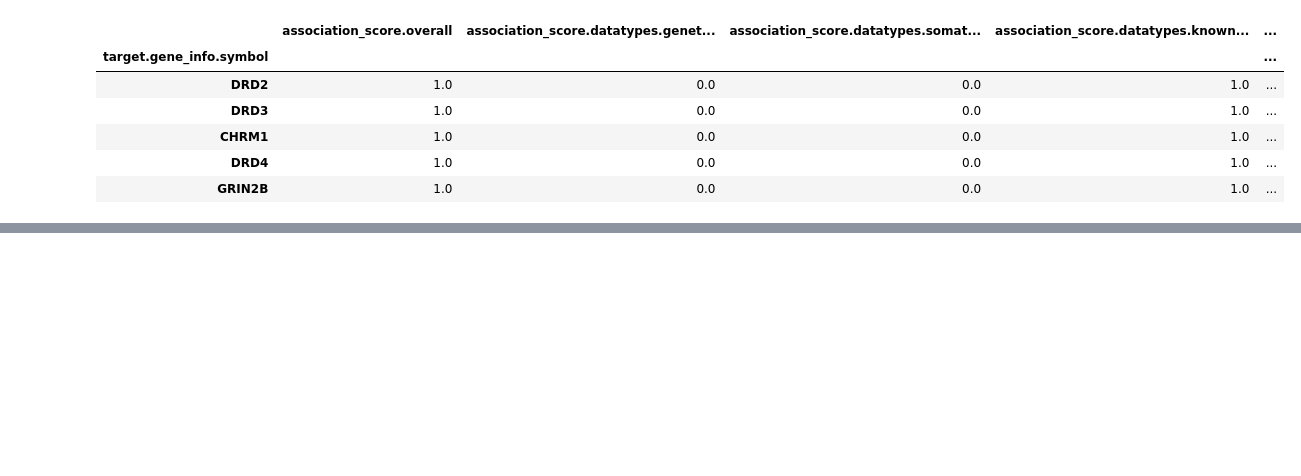
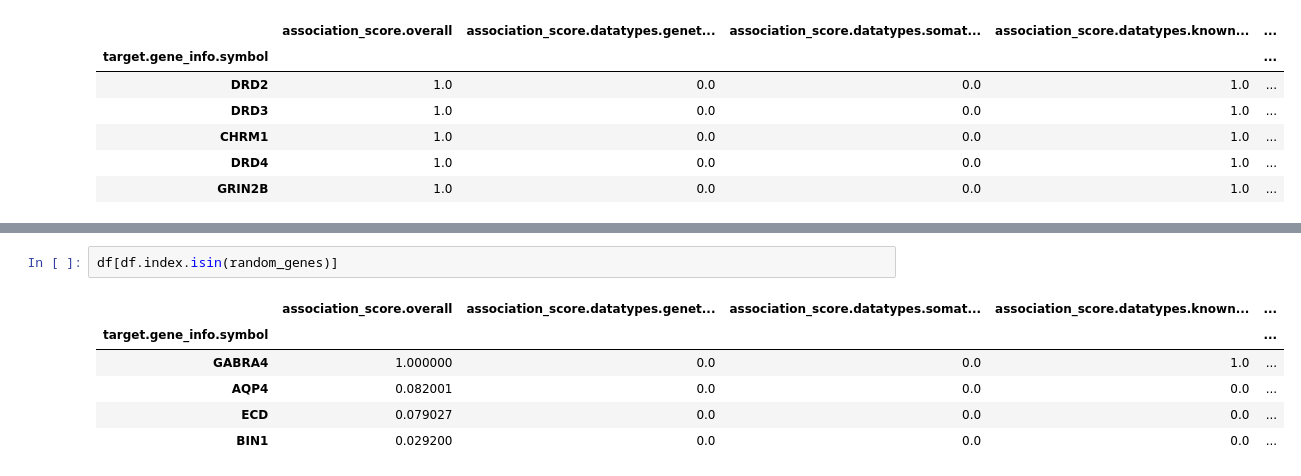
Before and after one commit to opentargets-archive/notebooks, a Jupyter notebook: blog/genelist_intersection_multipletargets.ipynb, the cells around one changed output, grey strips where cells are left out. Cells and saved outputs as stored; diff of their text form; blank space fills up the shorter version.

```diff
--- a/blog/genelist_intersection_multipletargets.ipynb
+++ b/blog/genelist_intersection_multipletargets.ipynb
@@ -137,0 +146,9 @@ We will use the random list we generated above
+# %%
+df[df.index.isin(random_genes)]
+# %% [output]
+|  | association_score.overall | association_score.datatypes.genet... | association_score.datatypes.somat... | association_score.datatypes.known... | ... |
+| target.gene_info.symbol |  |  |  |  | ... |
+| GABRA4 | 1.000000 | 0.0 | 0.0 | 1.0 | ... |
+| AQP4 | 0.082001 | 0.0 | 0.0 | 0.0 | ... |
+| ECD | 0.079027 | 0.0 | 0.0 | 0.0 | ... |
+| BIN1 | 0.029200 | 0.0 | 0.0 | 0.0 | ... |
```
Also changed, not shown: parts of 8 cells of this notebook, 6 other files.
